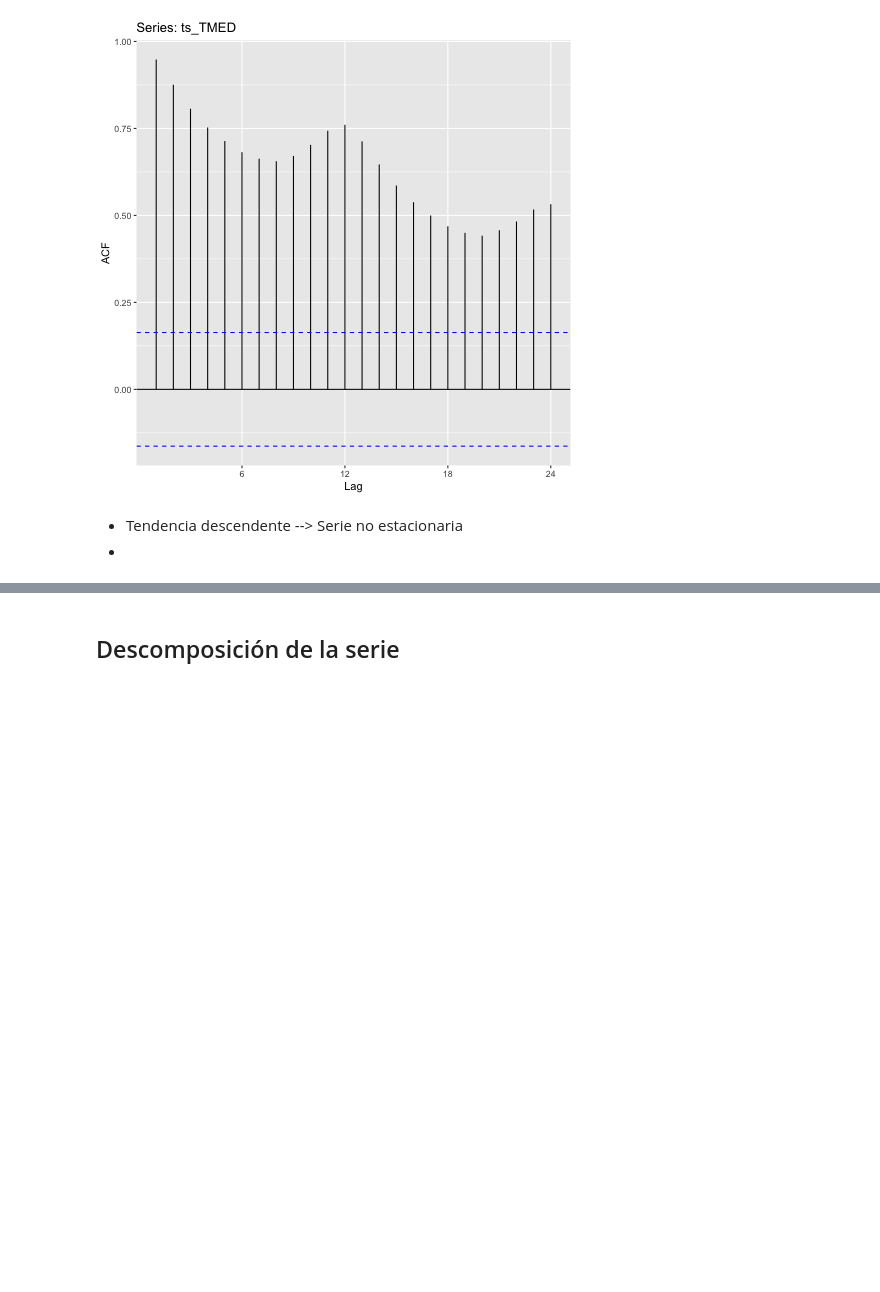
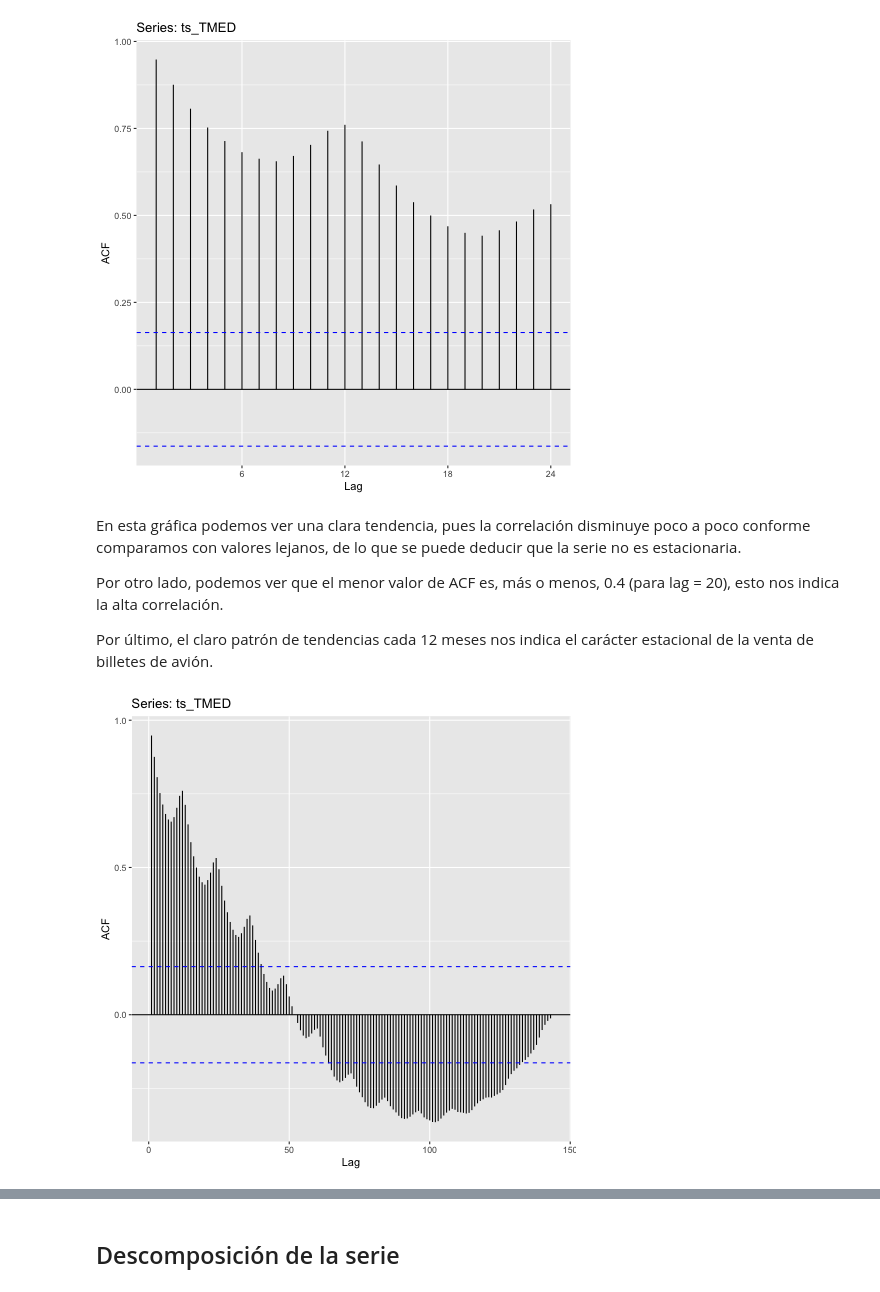
Before and after one commit to Arturo-Hernanz-CM/analisis_datos_modelo_series_temporales_pasajeros_avion, a Jupyter notebook: modelo_series.ipynb, the cells around one changed output, grey strips where cells are left out. Cells and saved outputs as stored; diff of their text form; code cells hidden in the pictures; blank space fills up the shorter version.

```diff
--- a/modelo_series.ipynb
+++ b/modelo_series.ipynb
@@ -142,5 +142,13 @@ ggAcf(ts_TMED)
 # %% [output]
 [figure]
 # %% [markdown]
-* Tendencia descendente --> Serie no estacionaria
-*
+En esta gráfica podemos ver una clara tendencia, pues la correlación disminuye poco a poco conforme comparamos con valores lejanos, de lo que se puede deducir que la serie no es estacionaria.
+
+Por otro lado, podemos ver que el menor valor de ACF es, más o menos, 0.4 (para lag = 20), esto nos indica la alta correlación.
+
+Por último, el claro patrón de tendencias cada 12 meses nos indica el carácter estacional de la venta de billetes de avión.
+# %%
+%%R
+ggAcf(ts_TMED, lag = 145)
+# %% [output]
+[figure, added]
```
Also changed, not shown: parts of 17 cells of this notebook.
